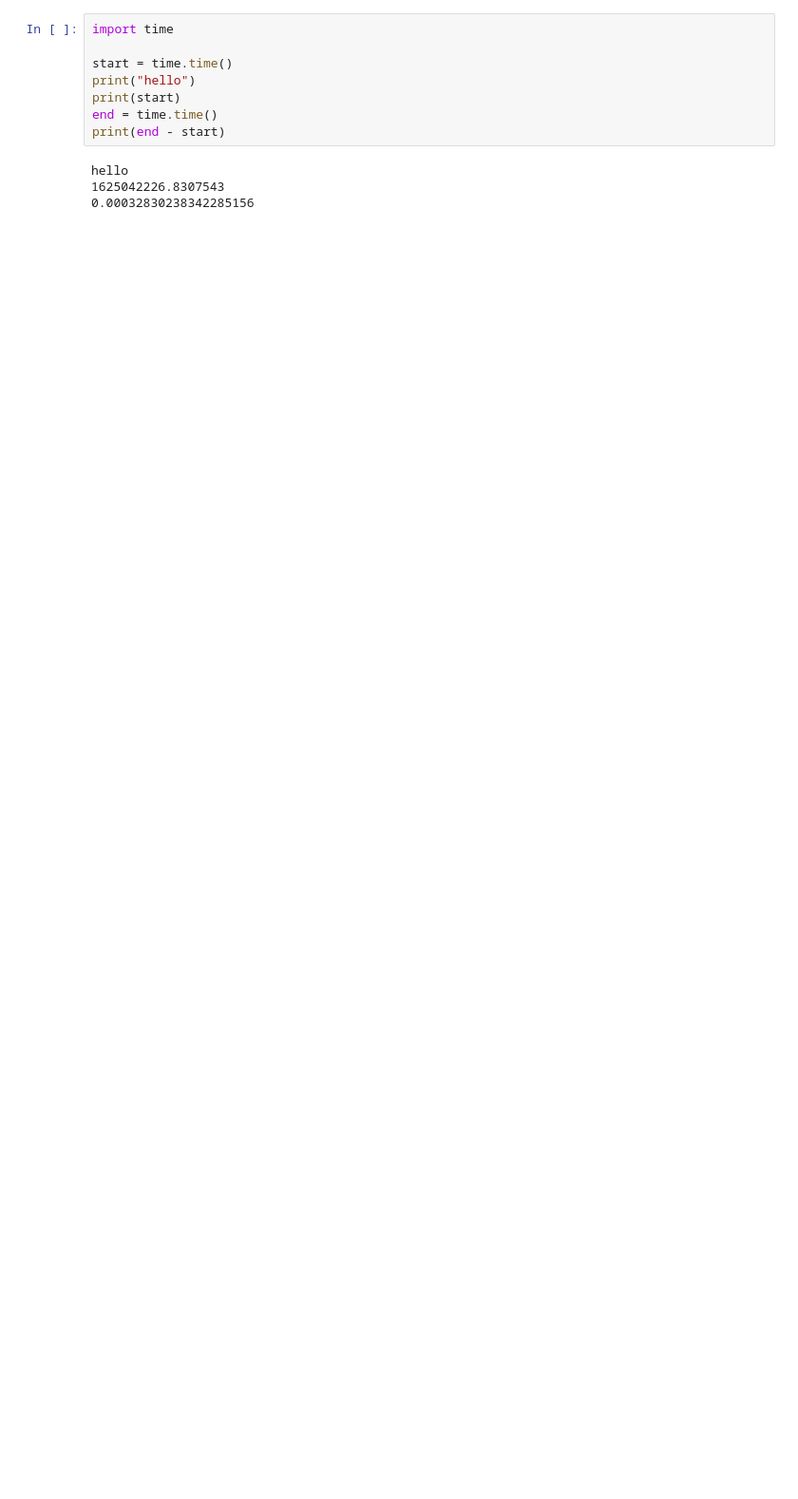
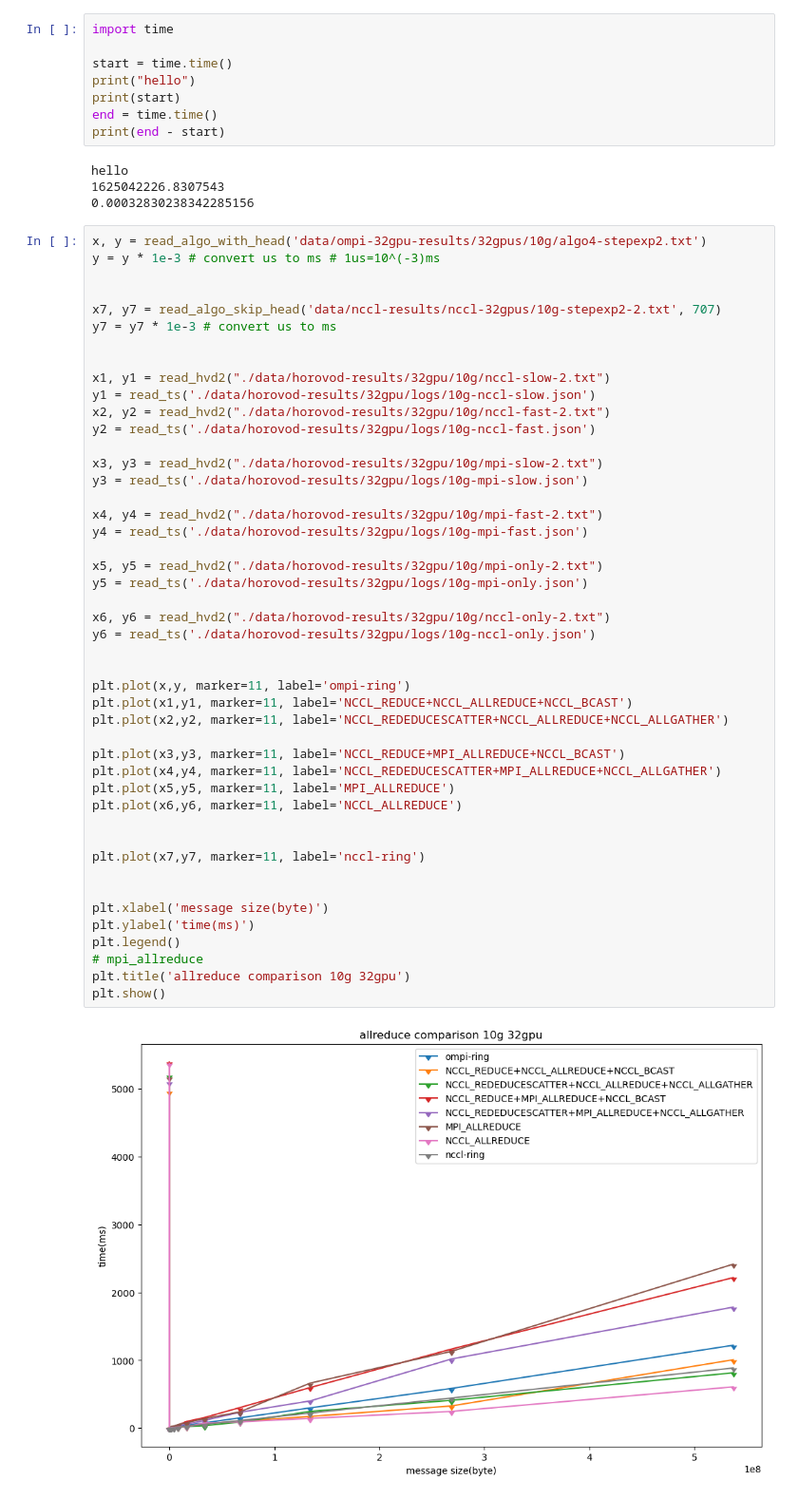
Before and after one commit to dexhunter/allreduce-experiments, a Jupyter notebook: vis_horovod.ipynb, the cells around one changed output. Shown at 95% size. Saved outputs shown, nothing was run; the diff lists cells and outputs as text; blank space fills up the shorter version.

```diff
--- a/vis_horovod.ipynb
+++ b/vis_horovod.ipynb
@@ -756,3 +760,51 @@ print(end - start)
 hello
 1625042226.8307543
 0.00032830238342285156
+# %%
+x, y = read_algo_with_head('data/ompi-32gpu-results/32gpus/10g/algo4-stepexp2.txt')
+y = y * 1e-3 # convert us to ms # 1us=10^(-3)ms
+
+
+x7, y7 = read_algo_skip_head('data/nccl-results/nccl-32gpus/10g-stepexp2-2.txt', 707)
+y7 = y7 * 1e-3 # convert us to ms
+
+
+x1, y1 = read_hvd2("./data/horovod-results/32gpu/10g/nccl-slow-2.txt")
+y1 = read_ts('./data/horovod-results/32gpu/logs/10g-nccl-slow.json')
+x2, y2 = read_hvd2("./data/horovod-results/32gpu/10g/nccl-fast-2.txt")
+y2 = read_ts('./data/horovod-results/32gpu/logs/10g-nccl-fast.json')
+
+x3, y3 = read_hvd2("./data/horovod-results/32gpu/10g/mpi-slow-2.txt")
+y3 = read_ts('./data/horovod-results/32gpu/logs/10g-mpi-slow.json')
+
+x4, y4 = read_hvd2("./data/horovod-results/32gpu/10g/mpi-fast-2.txt")
+y4 = read_ts('./data/horovod-results/32gpu/logs/10g-mpi-fast.json')
+
+x5, y5 = read_hvd2("./data/horovod-results/32gpu/10g/mpi-only-2.txt")
+y5 = read_ts('./data/horovod-results/32gpu/logs/10g-mpi-only.json')
+
+x6, y6 = read_hvd2("./data/horovod-results/32gpu/10g/nccl-only-2.txt")
+y6 = read_ts('./data/horovod-results/32gpu/logs/10g-nccl-only.json')
+
+
+plt.plot(x,y, marker=11, label='ompi-ring')
+plt.plot(x1,y1, marker=11, label='NCCL_REDUCE+NCCL_ALLREDUCE+NCCL_BCAST')
+plt.plot(x2,y2, marker=11, label='NCCL_REDEDUCESCATTER+NCCL_ALLREDUCE+NCCL_ALLGATHER')
+
+plt.plot(x3,y3, marker=11, label='NCCL_REDUCE+MPI_ALLREDUCE+NCCL_BCAST')
+plt.plot(x4,y4, marker=11, label='NCCL_REDEDUCESCATTER+MPI_ALLREDUCE+NCCL_ALLGATHER')
+plt.plot(x5,y5, marker=11, label='MPI_ALLREDUCE')
+plt.plot(x6,y6, marker=11, label='NCCL_ALLREDUCE')
+
+
+plt.plot(x7,y7, marker=11, label='nccl-ring')
+
+
+plt.xlabel('message size(byte)')
+plt.ylabel('time(ms)')
+plt.legend()
+# mpi_allreduce
+plt.title('allreduce comparison 10g 32gpu')
+plt.show()
+# %% [output]
+[figure, added]
```
Also changed, not shown: parts of 7 cells of this notebook.
